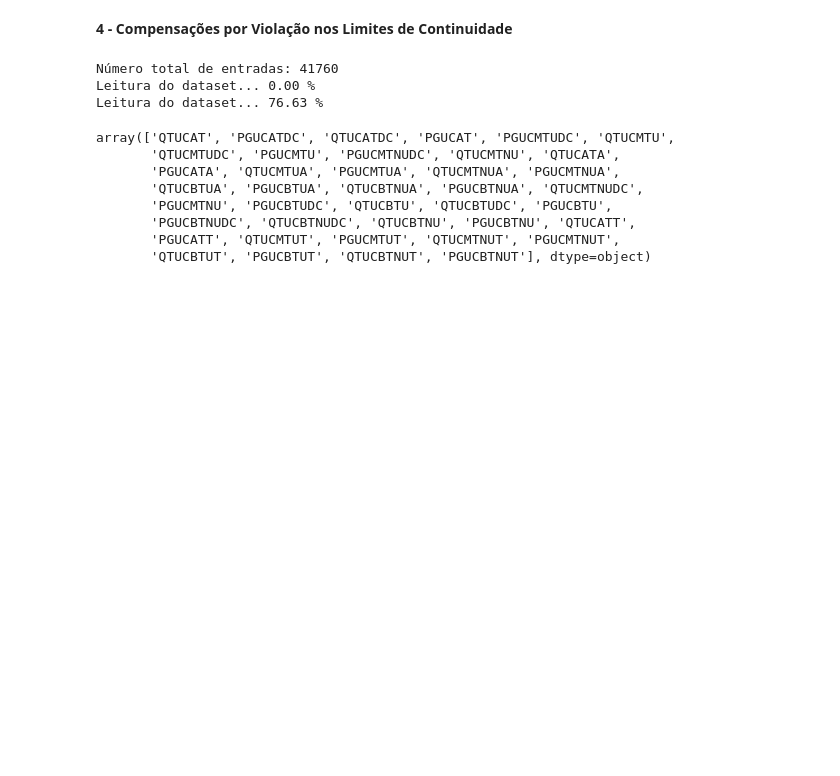
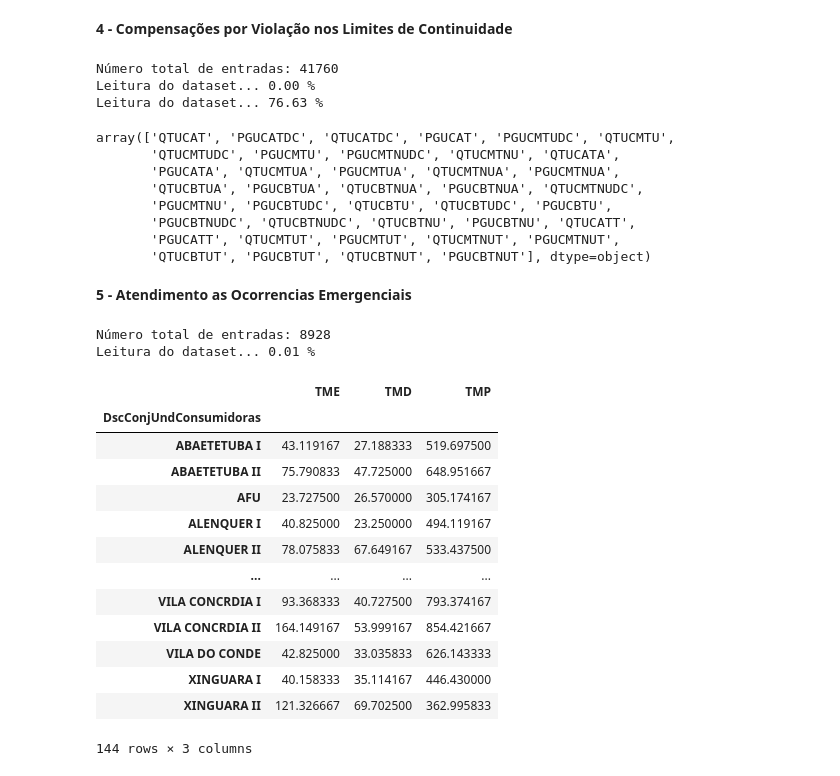
Before and after one commit to pedrotorres08/DadosSetorEletrico, a Jupyter notebook: DadosAbertosANEEL.ipynb, the cells around one changed output. Saved outputs shown, nothing was run; the diff lists cells and outputs as text; code cells hidden in the pictures; blank space fills up the shorter version.

```diff
--- a/DadosAbertosANEEL.ipynb
+++ b/DadosAbertosANEEL.ipynb
@@ -192,3 +192,60 @@ array(['QTUCAT', 'PGUCATDC', 'QTUCATDC', 'PGUCAT', 'PGUCMTUDC', 'QTUCMTU',
        'PGUCBTNUDC', 'QTUCBTNUDC', 'QTUCBTNU', 'PGUCBTNU', 'QTUCATT',
        'PGUCATT', 'QTUCMTUT', 'PGUCMTUT', 'QTUCMTNUT', 'PGUCMTNUT',
        'QTUCBTUT', 'PGUCBTUT', 'QTUCBTNUT', 'PGUCBTNUT'], dtype=object)
+# %% [markdown]
+**5 - Atendimento as Ocorrencias Emergenciais**
+# %%
+import pandas as pd
+import requests
+
+#url para acesso ao portal de dados abertos da ANEEL
+url_base = 'https://dadosabertos.aneel.gov.br/api/3/action/datastore_search?'
+
+rid = '73b00e68-66b1-4a72-8d72-b7baab47048c' #ID Atendimento Ocorrencias
+cnpj = '04895728000180' #CNPJ Equatorial-PA
+ano = '2019'
+limite = 32000 #Limite padrao de leituras em uma unica request do CKAN
+fields = 'DscConjUndConsumidoras,NumPeriodoIndice,VlrIndiceEnviado,SigIndicador'
+filters = {"NumCNPJ": cnpj, "AnoIndice": ano}
+
+#Ler apenas a primeira linha do dataset e determinar o numero total de linhas (n_max)
+r = requests.post(url_base, json={"resource_id": rid, "limit": "1", "offset": "0", "fields": fields, "filters": filters})
+df_res = pd.DataFrame(r.json()['result']['records'])
+n_max = r.json()['result']['total']
+print("Número total de entradas: {}".format(n_max))
+
+#Agora, fazer a leitura dos demais dados (da segunda linha até n_max)
+for offset in range(1,n_max,limite):
+  print("Leitura do dataset... {:.2f} %".format(offset/n_max*100))
+  r = requests.post(url_base, json={"resource_id": rid, "limit": "{}".format(limite), "offset": "{}".format(offset), "fields": fields, "filters": filters})
+  df_res = pd.concat([df_res, pd.DataFrame(r.json()['result']['records'])], ignore_index=True)
+
+#Substituir , por . nas colunas com valores numéricos
+df_res['VlrIndiceEnviado'] = df_res['VlrIndiceEnviado'].replace(',','.',regex=True)
+
+#Converter o tipo de dados para float
+df_res['VlrIndiceEnviado'] = df_res['VlrIndiceEnviado'].astype(float)
+# %% [output]
+Número total de entradas: 8928
+Leitura do dataset... 0.01 %
+# %%
+df_atend = df_res[df_res.SigIndicador == 'TME'].drop(columns=['SigIndicador','NumPeriodoIndice']).groupby('DscConjUndConsumidoras').mean().rename(columns={"VlrIndiceEnviado": "TME"})
+df_atend['TMD'] = df_res[df_res.SigIndicador == 'TMD'].drop(columns=['SigIndicador','NumPeriodoIndice']).groupby('DscConjUndConsumidoras').mean()
+df_atend['TMP'] = df_res[df_res.SigIndicador == 'TMP'].drop(columns=['SigIndicador','NumPeriodoIndice']).groupby('DscConjUndConsumidoras').mean()
+# %%
+df_atend
+# %% [output]
+|  | TME | TMD | TMP |
+| DscConjUndConsumidoras |  |  |  |
+| ABAETETUBA I | 43.119167 | 27.188333 | 519.697500 |
+| ABAETETUBA II | 75.790833 | 47.725000 | 648.951667 |
+| AFU | 23.727500 | 26.570000 | 305.174167 |
+| ALENQUER I | 40.825000 | 23.250000 | 494.119167 |
+| ALENQUER II | 78.075833 | 67.649167 | 533.437500 |
+| ... | ... | ... | ... |
+| VILA CONCRDIA I | 93.368333 | 40.727500 | 793.374167 |
+| VILA CONCRDIA II | 164.149167 | 53.999167 | 854.421667 |
+| VILA DO CONDE | 42.825000 | 33.035833 | 626.143333 |
+| XINGUARA I | 40.158333 | 35.114167 | 446.430000 |
+| XINGUARA II | 121.326667 | 69.702500 | 362.995833 |
+144 rows × 3 columns
```
